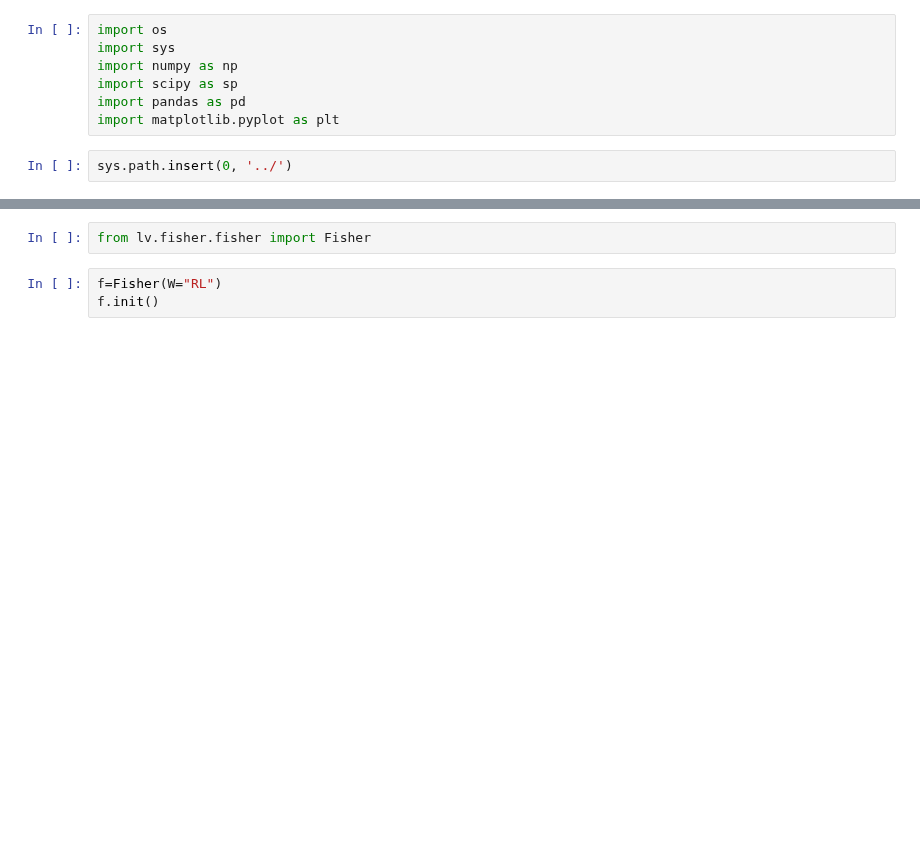
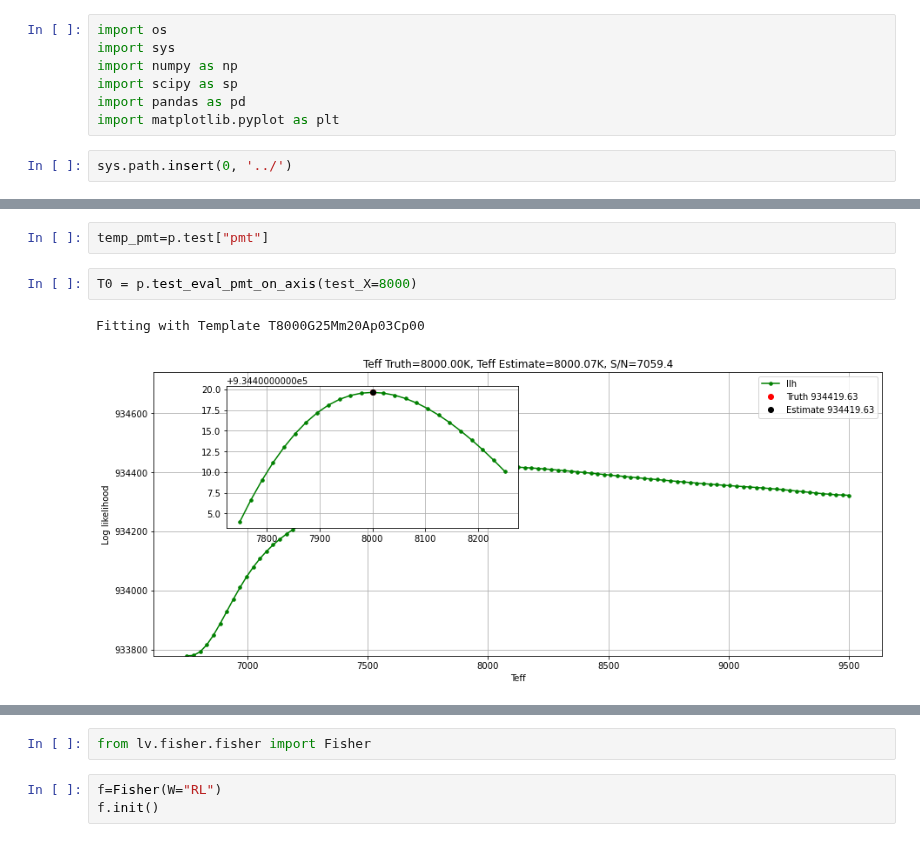
Before and after one commit to ViskaWei/LV, a Jupyter notebook: nb/fisher_pca.ipynb, the cells around one changed output, grey strips where cells are left out. Drawn from its saved outputs; the diff is of its cells as text; blank space fills up the shorter version.

```diff
--- a/nb/fisher_pca.ipynb
+++ b/nb/fisher_pca.ipynb
@@ -39,0 +36,7 @@ ModuleNotFoundError: No module named 'lv.util.util'; 'lv.util' is not a package
+# %%
+temp_pmt=p.test["pmt"]
+# %%
+T0 = p.test_eval_pmt_on_axis(test_X=8000)
+# %% [output]
+Fitting with Template T8000G25Mm20Ap03Cp00
+[figure, added]
```
Also changed, not shown: parts of 38 cells of this notebook, 40 other files.
